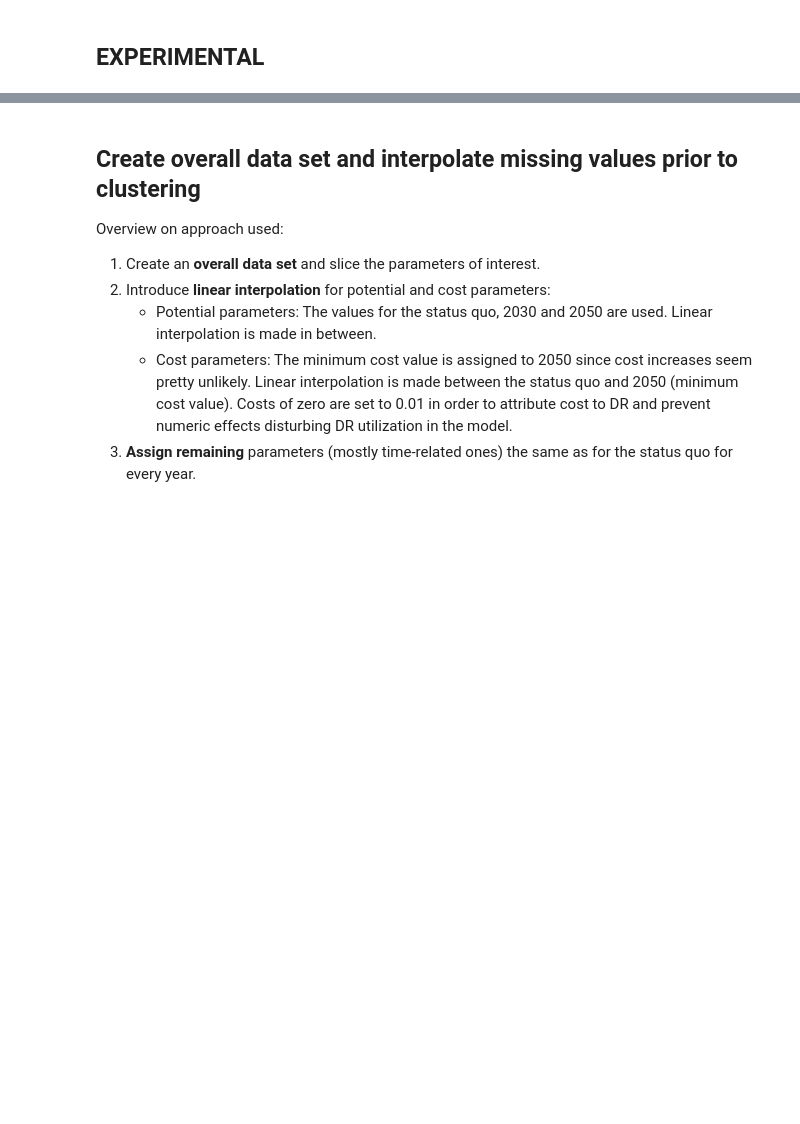
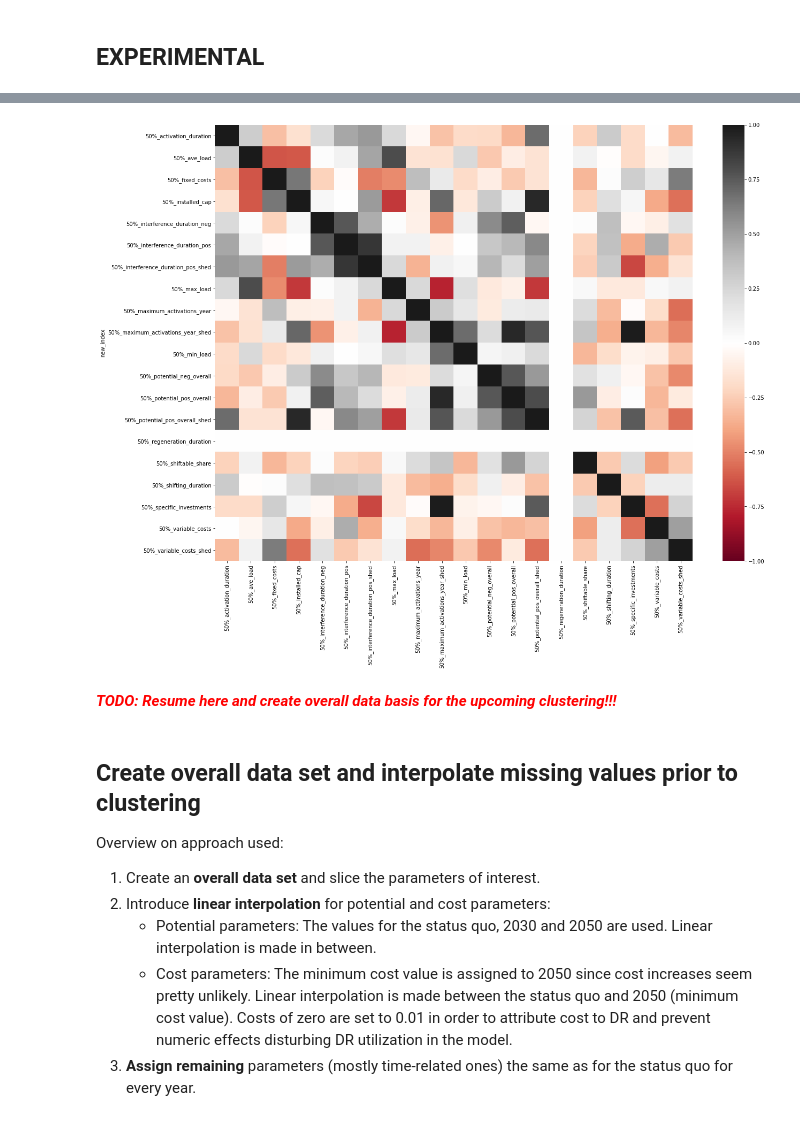
Before and after one commit to jokochems/DR_Potentials, a Jupyter notebook: DR_potential_clustering.ipynb, the cells around one changed output, grey strips where cells are left out. Drawn from its saved outputs; the diff is of its cells as text; code cells hidden in the pictures; blank space fills up the shorter version.

Commit message:
Update correlation analysis
TODO:
Resume with clustering!

```diff
--- a/DR_potential_clustering.ipynb
+++ b/DR_potential_clustering.ipynb
@@ -366,9 +366,7 @@ no_duplicates_df = all_params_df.loc[~i1.isin(i2)]
 for el in to_join:
     if el in no_duplicates_df.index:
         no_duplicates_df.loc[:,"help_sector"] = np.where(
-            no_duplicates_df.loc[:,"sector"].values == "ind",
-            "ind",
-            "tcs+hoho"
+            no_duplicates_df.loc[:,"sector"].values == "ind", "ind", "tcs+hoho"
         )
         no_duplicates_df.loc[el, "sector"] = no_duplicates_df.loc[el, "help_sector"].values
         no_duplicates_df = no_duplicates_df.drop(["help_sector"], axis=1)
@@ -689,3 +571,10 @@ display(corr_matrix)
+# %%
+corr_matrix = all_params_sq_reshaped.corr().round(2).fillna(0)
+
+# Transform to 1-dimensional indices
+corr_matrix["new_index"] = corr_matrix.index.get_level_values(0) + "_" + corr_matrix.index.get_level_values(1)
+corr_matrix.set_index("new_index", drop=True, inplace=True)
+corr_matrix.columns = corr_matrix.columns.get_level_values(0) + "_" + corr_matrix.columns.get_level_values(1)
 # %%
 # Display the top 10 largest correlations
 print("Top Absolute Correlations")
@@ -710 +629,11 @@ if write_outputs:
+# %%
+# Filter for params and quantiles
+ix_slice_start = corr_matrix.index.str.split(
+    "_", 1, expand=True
+).get_level_values(0)
+
+corr_matrix_50 = corr_matrix.loc[
+    ix_slice_start == "50%",
+    [col for col in corr_matrix if "50%" in col]
+]
 # %%
@@ -715,3 +646,12 @@ plt.show()
+# %%
+# Show heatmap for median values only
+fig, ax = plt.subplots(figsize=(20, 15))
+_ = sns.heatmap(corr_matrix_50, cmap="RdGy", vmin=-1.0, vmax=1.0)
+plt.show()
+# %% [output]
+[figure, added]
+# %% [markdown]
+<font color=red>**_TODO: Resume here and create overall data basis for the upcoming clustering!!!_**</font>
 # %% [markdown]
 ## Create overall data set and interpolate missing values prior to clustering
 Overview on approach used:
```
Also changed, not shown: parts of 16 cells of this notebook, 1 other file.
